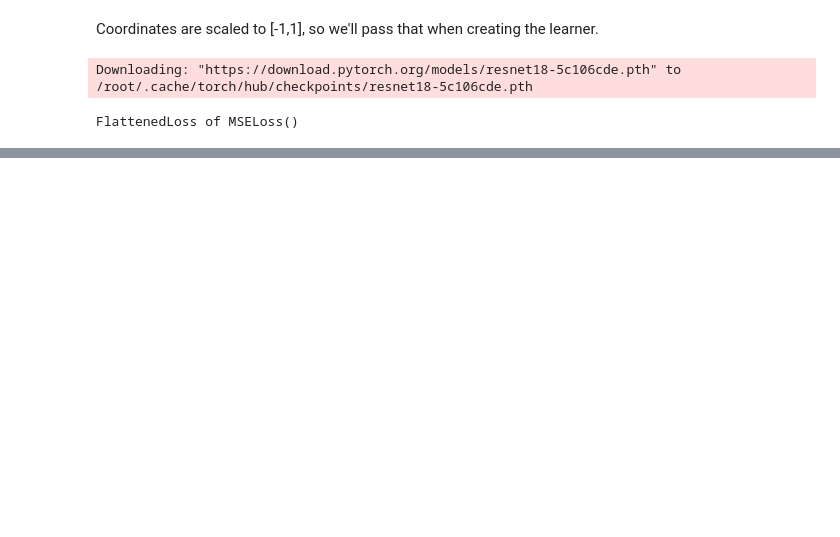
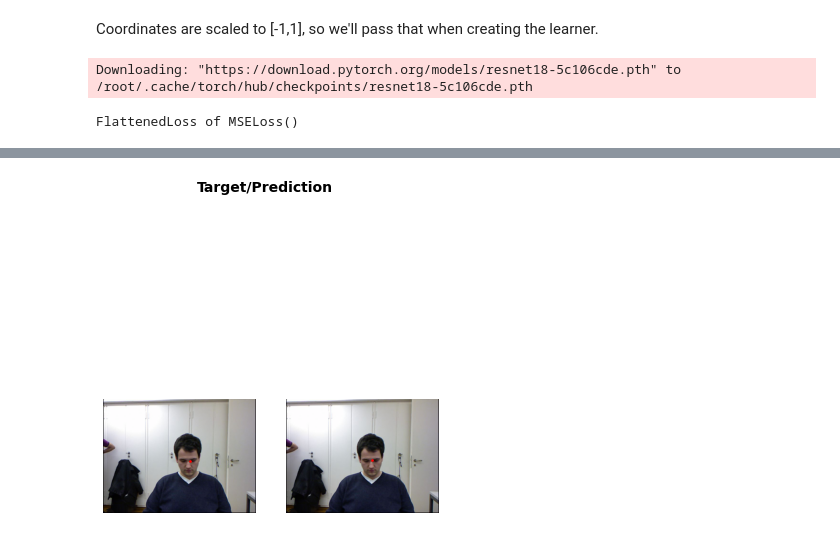
Before and after one commit to omlnaut/fastai, a Jupyter notebook: chapter_6_regression.ipynb, the cells around one changed output, grey strips where cells are left out. Saved outputs shown, nothing was run; the diff lists cells and outputs as text; code cells hidden in the pictures; blank space fills up the shorter version.

```diff
--- a/chapter_6_regression.ipynb
+++ b/chapter_6_regression.ipynb
@@ -126,0 +127,3 @@ learn.fit_one_cycle(5, lr)
+# %%
+learn.show_results(ds_idx=1, max_n=3, figsize=(6,8))
+# %% [output]
@@ -126,0 +131 @@ learn.fit_one_cycle(5, lr)
+[figure, added]
```
Also changed, not shown: parts of 9 cells of this notebook.
